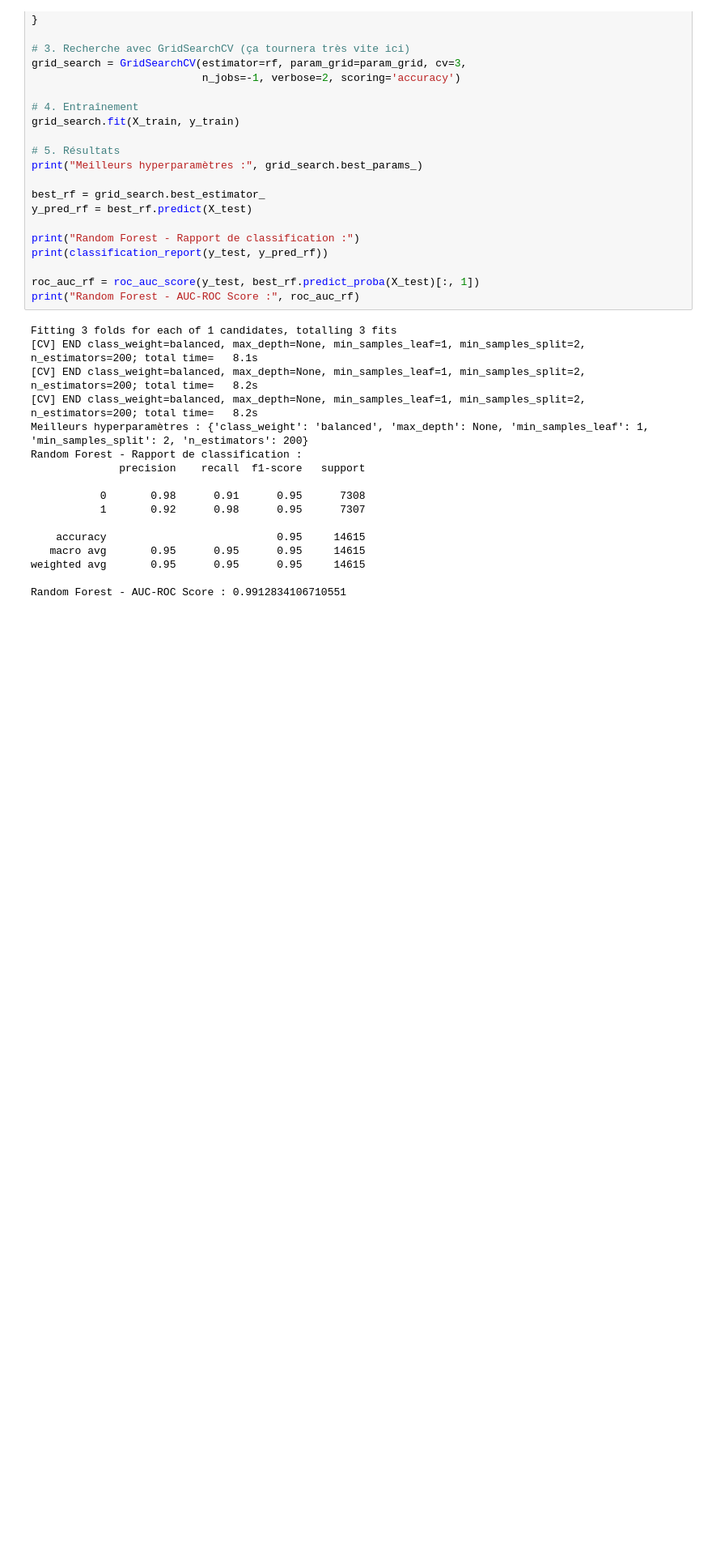
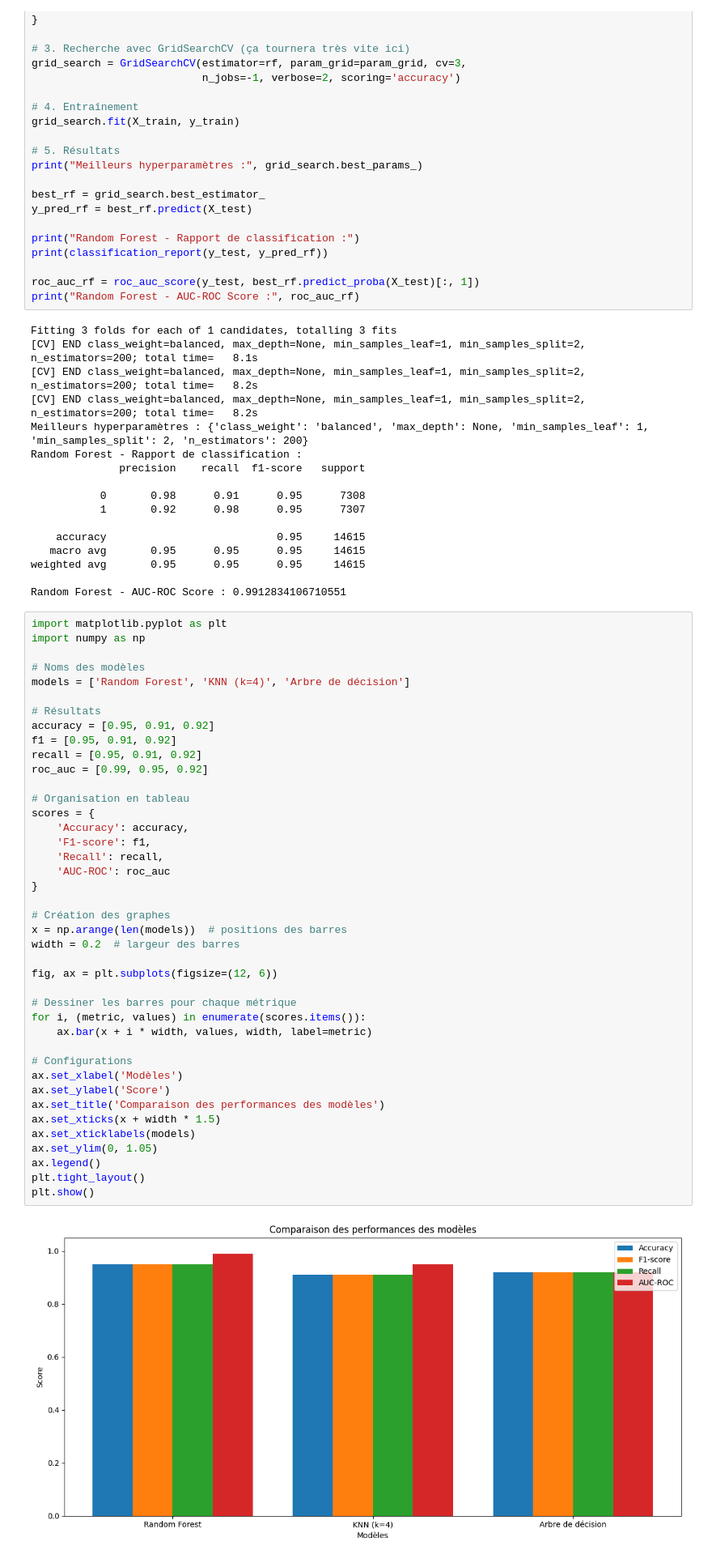
Before and after one commit to saaoudxteer/bank-marketing-project, a Jupyter notebook: bank_marketing_knn_tree.ipynb, the cells around one changed output. Shown at 81% size. Cells and saved outputs as stored; diff of their text form; blank space fills up the shorter version.

Commit message:
last comparaison

```diff
--- a/bank_marketing_knn_tree.ipynb
+++ b/bank_marketing_knn_tree.ipynb
@@ -730,3 +730,46 @@ Random Forest - Rapport de classification :
 weighted avg       0.95      0.95      0.95     14615
 
 Random Forest - AUC-ROC Score : 0.9912834106710551
+# %%
+import matplotlib.pyplot as plt
+import numpy as np
+
+# Noms des modèles
+models = ['Random Forest', 'KNN (k=4)', 'Arbre de décision']
+
+# Résultats
+accuracy = [0.95, 0.91, 0.92]
+f1 = [0.95, 0.91, 0.92]
+recall = [0.95, 0.91, 0.92]
+roc_auc = [0.99, 0.95, 0.92]
+
+# Organisation en tableau
+scores = {
+    'Accuracy': accuracy,
+    'F1-score': f1,
+    'Recall': recall,
+    'AUC-ROC': roc_auc
+}
+
+# Création des graphes
+x = np.arange(len(models))  # positions des barres
+width = 0.2  # largeur des barres
+
+fig, ax = plt.subplots(figsize=(12, 6))
+
+# Dessiner les barres pour chaque métrique
+for i, (metric, values) in enumerate(scores.items()):
+    ax.bar(x + i * width, values, width, label=metric)
+
+# Configurations
+ax.set_xlabel('Modèles')
+ax.set_ylabel('Score')
+ax.set_title('Comparaison des performances des modèles')
+ax.set_xticks(x + width * 1.5)
+ax.set_xticklabels(models)
+ax.set_ylim(0, 1.05)
+ax.legend()
+plt.tight_layout()
+plt.show()
+# %% [output]
+[figure, added]
```
